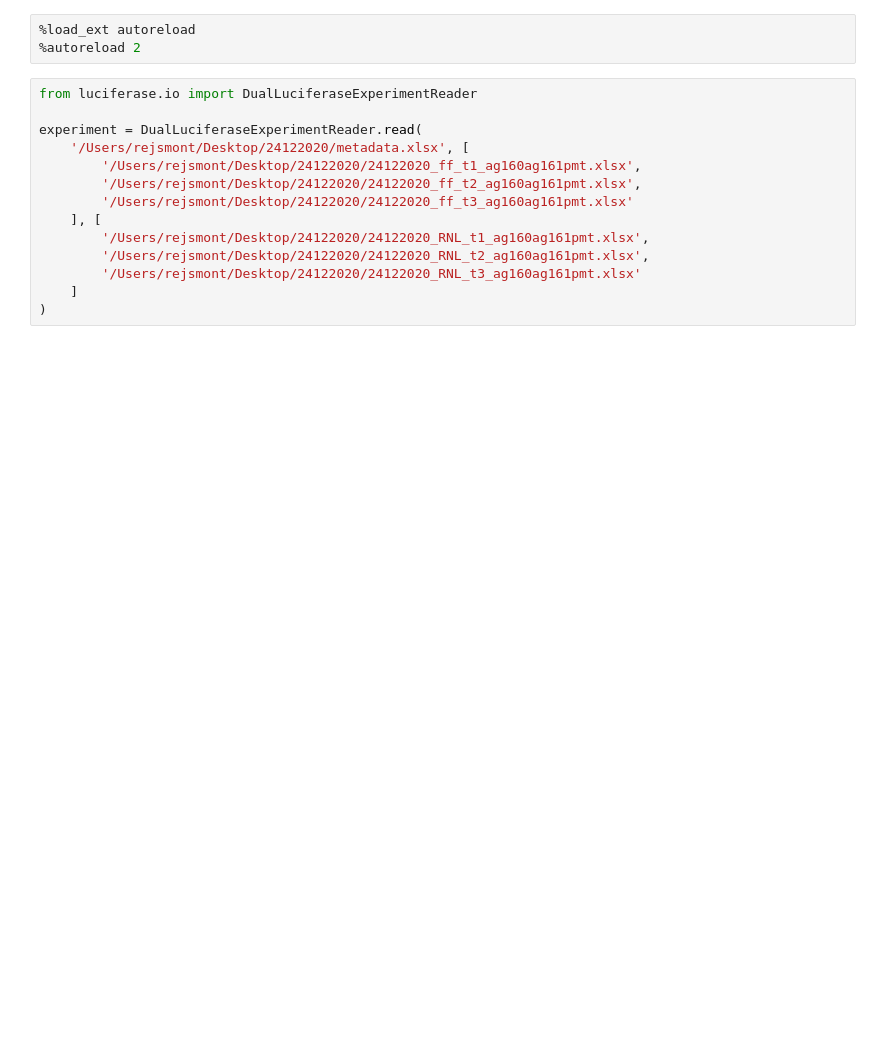
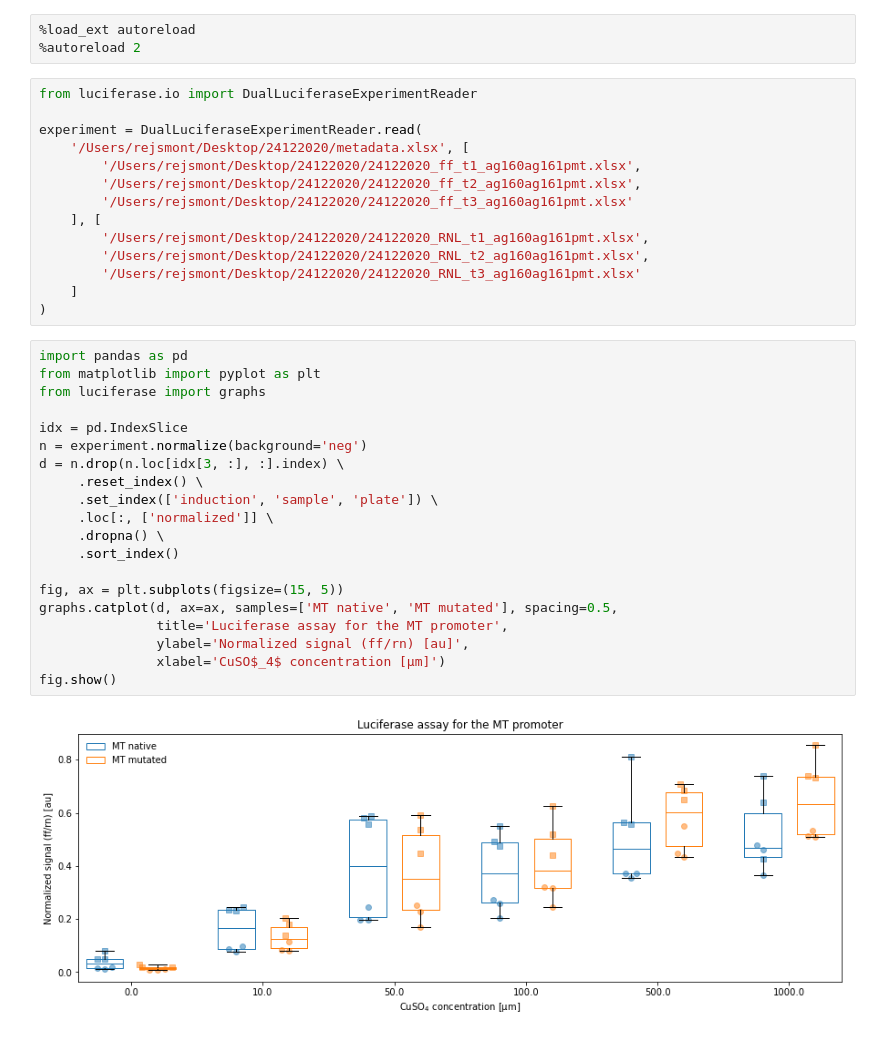
Before and after one commit to synflylab/pyLucyReader, a Jupyter notebook: luciferase/testing.ipynb, the cells around one changed output. Drawn from its saved outputs; the diff is of its cells as text; blank space fills up the shorter version.

```diff
--- a/luciferase/testing.ipynb
+++ b/luciferase/testing.ipynb
@@ -15,4 +15,26 @@ experiment = DualLuciferaseExperimentReader.read(
         '/Users/rejsmont/Desktop/24122020/24122020_RNL_t3_ag160ag161pmt.xlsx'
     ]
 )
+# %%
+import pandas as pd
+from matplotlib import pyplot as plt
+from luciferase import graphs
+
+idx = pd.IndexSlice
+n = experiment.normalize(background='neg')
+d = n.drop(n.loc[idx[3, :], :].index) \
+     .reset_index() \
+     .set_index(['induction', 'sample', 'plate']) \
+     .loc[:, ['normalized']] \
+     .dropna() \
+     .sort_index()
+
+fig, ax = plt.subplots(figsize=(15, 5))
+graphs.catplot(d, ax=ax, samples=['MT native', 'MT mutated'], spacing=0.5,
+               title='Luciferase assay for the MT promoter',
+               ylabel='Normalized signal (ff/rn) [au]',
+               xlabel='CuSO$_4$ concentration [μm]')
+fig.show()
+# %% [output]
+[figure, added]
 # %%
```
Also changed, not shown: parts of 4 cells of this notebook, 3 other files.
